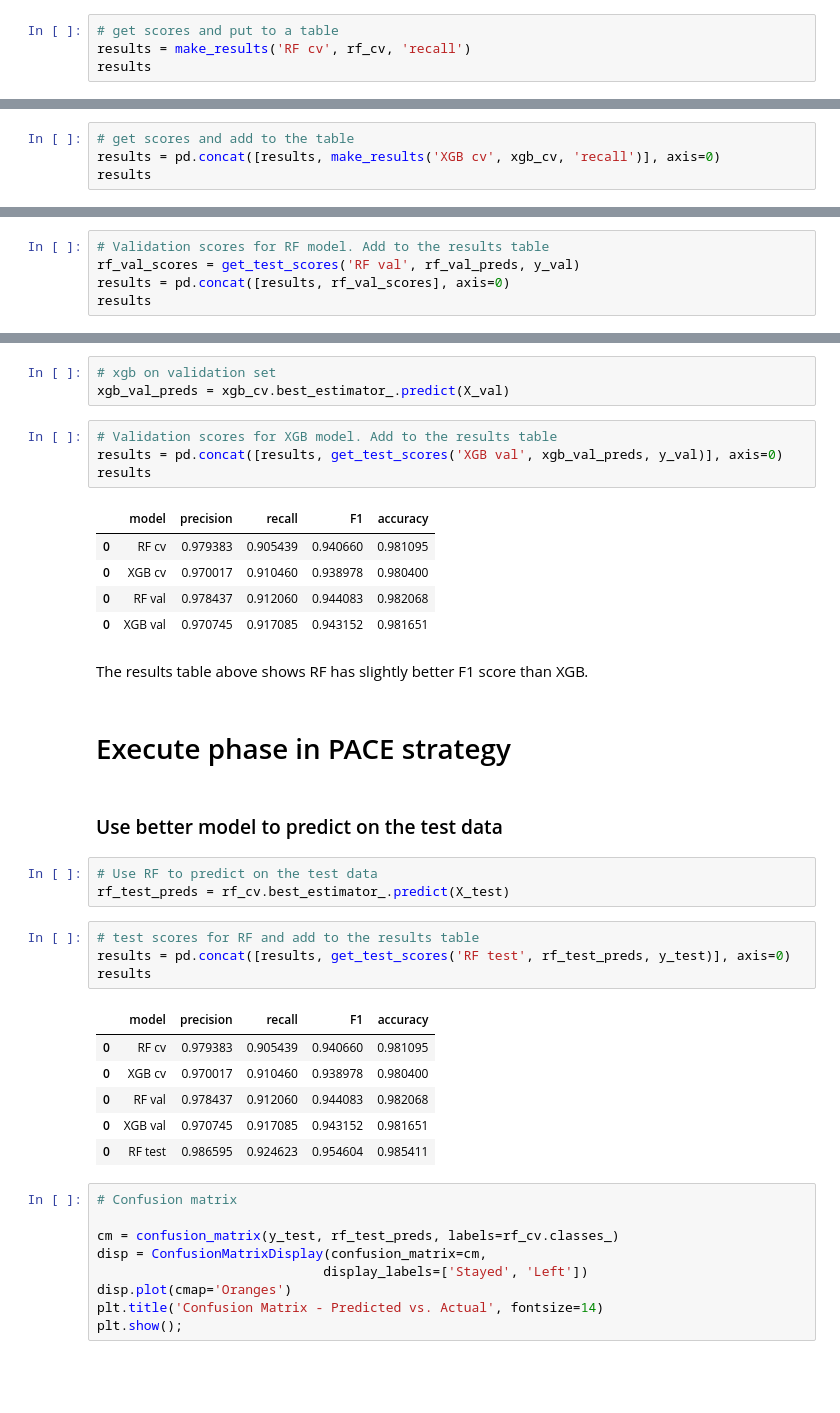
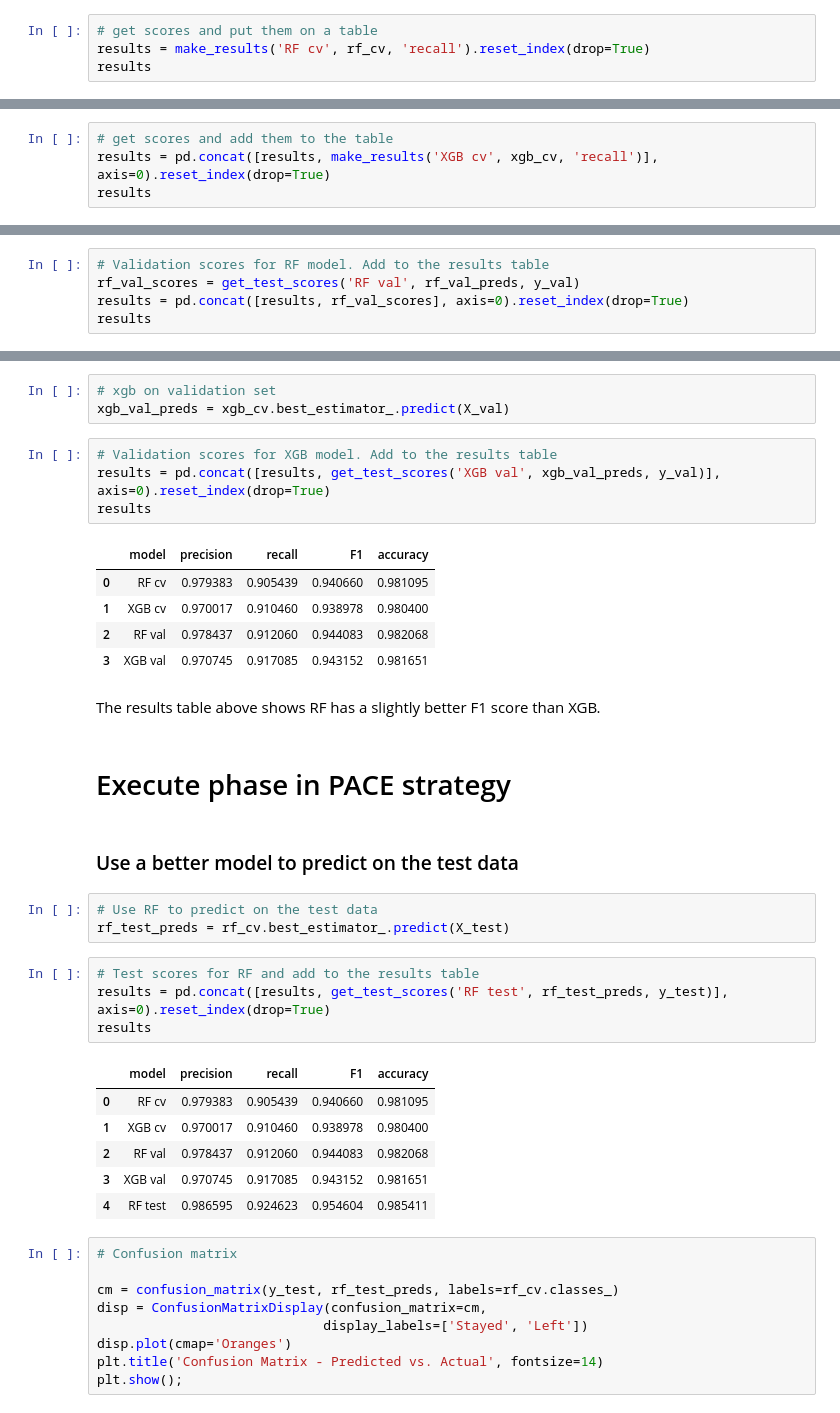
Before and after one commit to Risa10000/Portfolio, a Jupyter notebook: Prediction_of_turnover.ipynb, the cells around one changed output, grey strips where cells are left out. Drawn from its saved outputs; the diff is of its cells as text; blank space fills up the shorter version.

Commit message:
revised test

```diff
--- a/Prediction_of_turnover.ipynb
+++ b/Prediction_of_turnover.ipynb
@@ -597,8 +602,8 @@ def make_results(model_name:str, model_object, metric:str):
                          )
     return table
 # %%
-# get scores and put to a table
-results = make_results('RF cv', rf_cv, 'recall')
+# get scores and put them on a table
+results = make_results('RF cv', rf_cv, 'recall').reset_index(drop=True)
 results
 # %% [output]
 |  | model | precision | recall | F1 | accuracy |
@@ -645,8 +650,8 @@ xgb_cv.best_score_,xgb_cv.best_params_
   'min_child_weight': 3,
   'n_estimators': 100})
 # %%
-# get scores and add to the table
-results = pd.concat([results, make_results('XGB cv', xgb_cv, 'recall')], axis=0)
+# get scores and add them to the table
+results = pd.concat([results, make_results('XGB cv', xgb_cv, 'recall')], axis=0).reset_index(drop=True)
 results
 # %% [output]
 |  | model | precision | recall | F1 | accuracy |
@@ -687,7 +692,7 @@ def get_test_scores(model_name:str, preds, y_test_data):
 # %%
 # Validation scores for RF model. Add to the results table
 rf_val_scores = get_test_scores('RF val', rf_val_preds, y_val)
-results = pd.concat([results, rf_val_scores], axis=0)
+results = pd.concat([results, rf_val_scores], axis=0).reset_index(drop=True)
 results
 # %% [output]
 |  | model | precision | recall | F1 | accuracy |
@@ -701,34 +706,34 @@ results
 xgb_val_preds = xgb_cv.best_estimator_.predict(X_val)
 # %%
 # Validation scores for XGB model. Add to the results table
-results = pd.concat([results, get_test_scores('XGB val', xgb_val_preds, y_val)], axis=0)
+results = pd.concat([results, get_test_scores('XGB val', xgb_val_preds, y_val)], axis=0).reset_index(drop=True)
 results
 # %% [output]
 |  | model | precision | recall | F1 | accuracy |
 | 0 | RF cv | 0.979383 | 0.905439 | 0.940660 | 0.981095 |
-| 0 | XGB cv | 0.970017 | 0.910460 | 0.938978 | 0.980400 |
-| 0 | RF val | 0.978437 | 0.912060 | 0.944083 | 0.982068 |
-| 0 | XGB val | 0.970745 | 0.917085 | 0.943152 | 0.981651 |
+| 1 | XGB cv | 0.970017 | 0.910460 | 0.938978 | 0.980400 |
+| 2 | RF val | 0.978437 | 0.912060 | 0.944083 | 0.982068 |
+| 3 | XGB val | 0.970745 | 0.917085 | 0.943152 | 0.981651 |
-# %% [markdown]
-The results table above shows RF has slightly better F1 score than XGB.
-# %% [markdown]
-# Execute phase in PACE strategy
-# %% [markdown]
-### Use better model to predict on the test data
+# %% [markdown]
+The results table above shows RF has a slightly better F1 score than XGB.
+# %% [markdown]
+# Execute phase in PACE strategy
+# %% [markdown]
+### Use a better model to predict on the test data
 # %%
 # Use RF to predict on the test data
 rf_test_preds = rf_cv.best_estimator_.predict(X_test)
 # %%
-# test scores for RF and add to the results table
-results = pd.concat([results, get_test_scores('RF test', rf_test_preds, y_test)], axis=0)
+# Test scores for RF and add to the results table
+results = pd.concat([results, get_test_scores('RF test', rf_test_preds, y_test)], axis=0).reset_index(drop=True)
 results
 # %% [output]
 |  | model | precision | recall | F1 | accuracy |
 | 0 | RF cv | 0.979383 | 0.905439 | 0.940660 | 0.981095 |
-| 0 | XGB cv | 0.970017 | 0.910460 | 0.938978 | 0.980400 |
-| 0 | RF val | 0.978437 | 0.912060 | 0.944083 | 0.982068 |
-| 0 | XGB val | 0.970745 | 0.917085 | 0.943152 | 0.981651 |
-| 0 | RF test | 0.986595 | 0.924623 | 0.954604 | 0.985411 |
+| 1 | XGB cv | 0.970017 | 0.910460 | 0.938978 | 0.980400 |
+| 2 | RF val | 0.978437 | 0.912060 | 0.944083 | 0.982068 |
+| 3 | XGB val | 0.970745 | 0.917085 | 0.943152 | 0.981651 |
+| 4 | RF test | 0.986595 | 0.924623 | 0.954604 | 0.985411 |
 # %%
 # Confusion matrix
 
```
Also changed, not shown: parts of 51 cells of this notebook, 1 other file.
